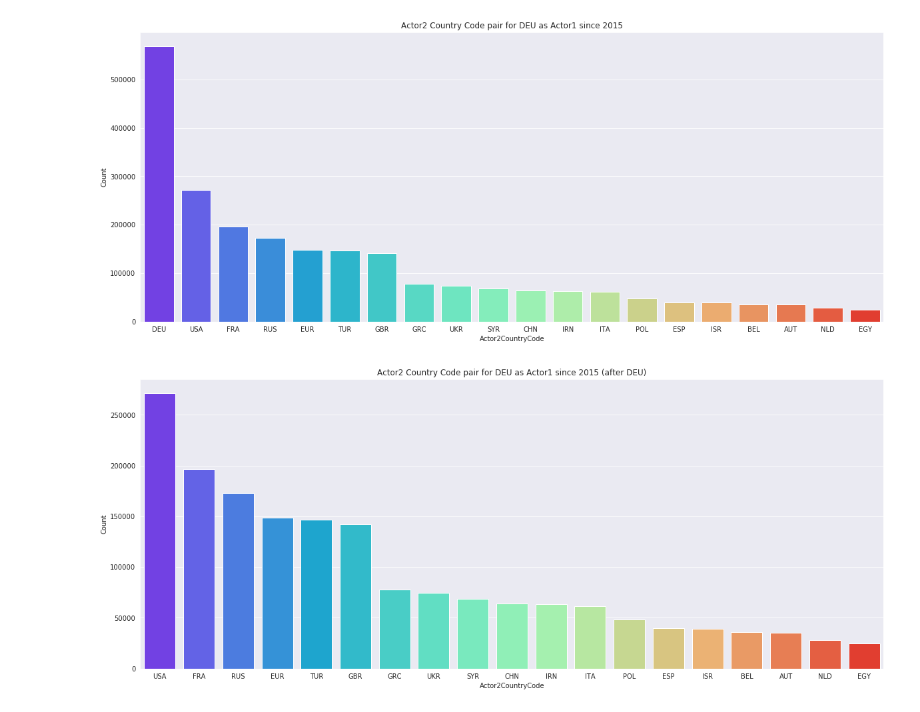
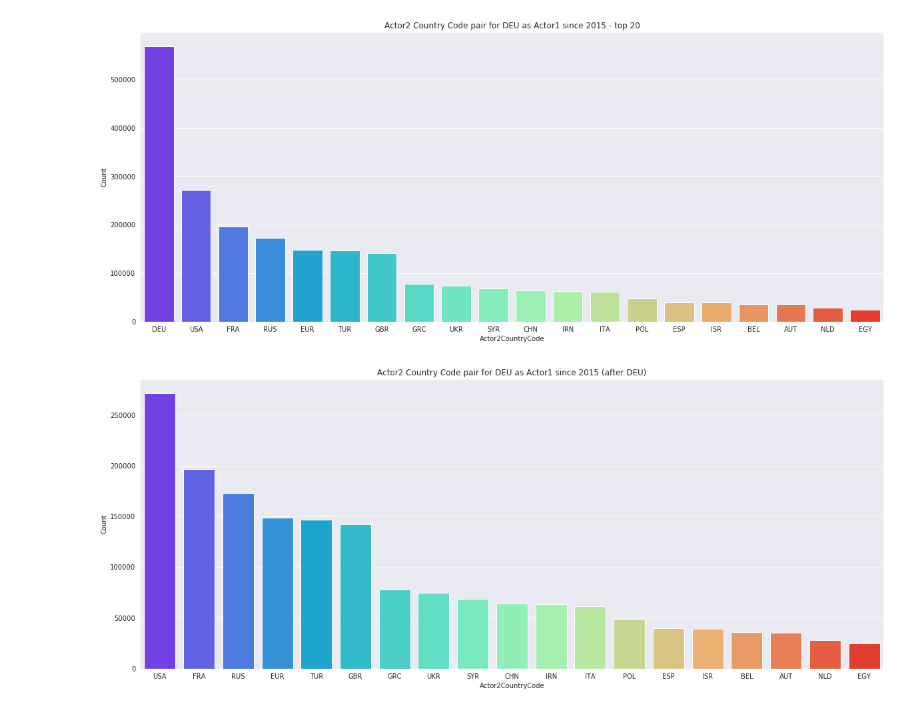
Before and after one commit to mijapa/GDELT, a Jupyter notebook: DEU monthyear ac2 count.ipynb, the cells around one changed output. Drawn from its saved outputs; the diff is of its cells as text; code cells hidden in the pictures.

Commit message:
Add comments to initial analysis (part Germany) and correct figure

```diff
--- a/DEU monthyear ac2 count.ipynb
+++ b/DEU monthyear ac2 count.ipynb
@@ -10,14 +10,15 @@ sns.set_style("darkgrid")
 DEUmonthyearAc2 = pd.read_csv('queries_results/DEU/DEU monthyear ac2 count.csv', header = 0,sep=' *, *')
 DEUmonthyearAc2["Time"]=pd.to_datetime(DEUmonthyearAc2['MonthYear'], format='%Y%m').dt.strftime('%Y-%m')
 # %%
-s = DEUmonthyearAc2.groupby("Actor2CountryCode").sum().sort_values(by="Count", ascending=False).head(20)
+ile = 20
+s = DEUmonthyearAc2.groupby("Actor2CountryCode").sum().sort_values(by="Count", ascending=False).head(ile)
 g = sns.barplot(s.index, s.Count, palette='rainbow')
-g.set_title("Actor2 Country Code pair for DEU as Actor1 since 2015")
+g.set_title("Actor2 Country Code pair for DEU as Actor1 since 2015 - top {}".format(ile))
 g.set(ylabel='Count')
 g.figure.set_size_inches(20,8)
 plt.savefig('text/fig/DEU/DEUactor2Pair.png', bbox_inches='tight')
 # %% [output]
-[figure, old version]
+[figure, new version]
 # %%
 s = DEUmonthyearAc2.groupby("Actor2CountryCode").sum().sort_values(by="Count", ascending=False).head(20)[1:]
 g = sns.barplot(s.index, s.Count, palette='rainbow')
```
Also changed, not shown: 2 other files.
